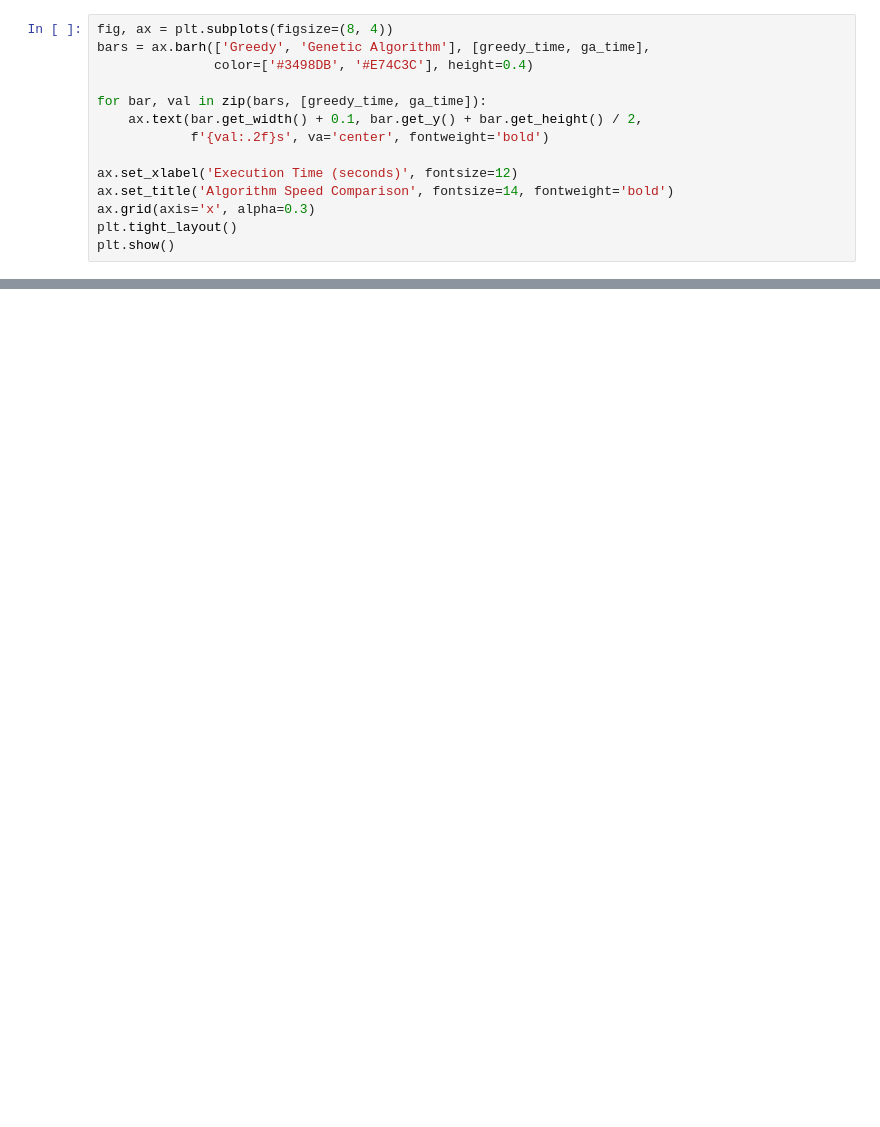
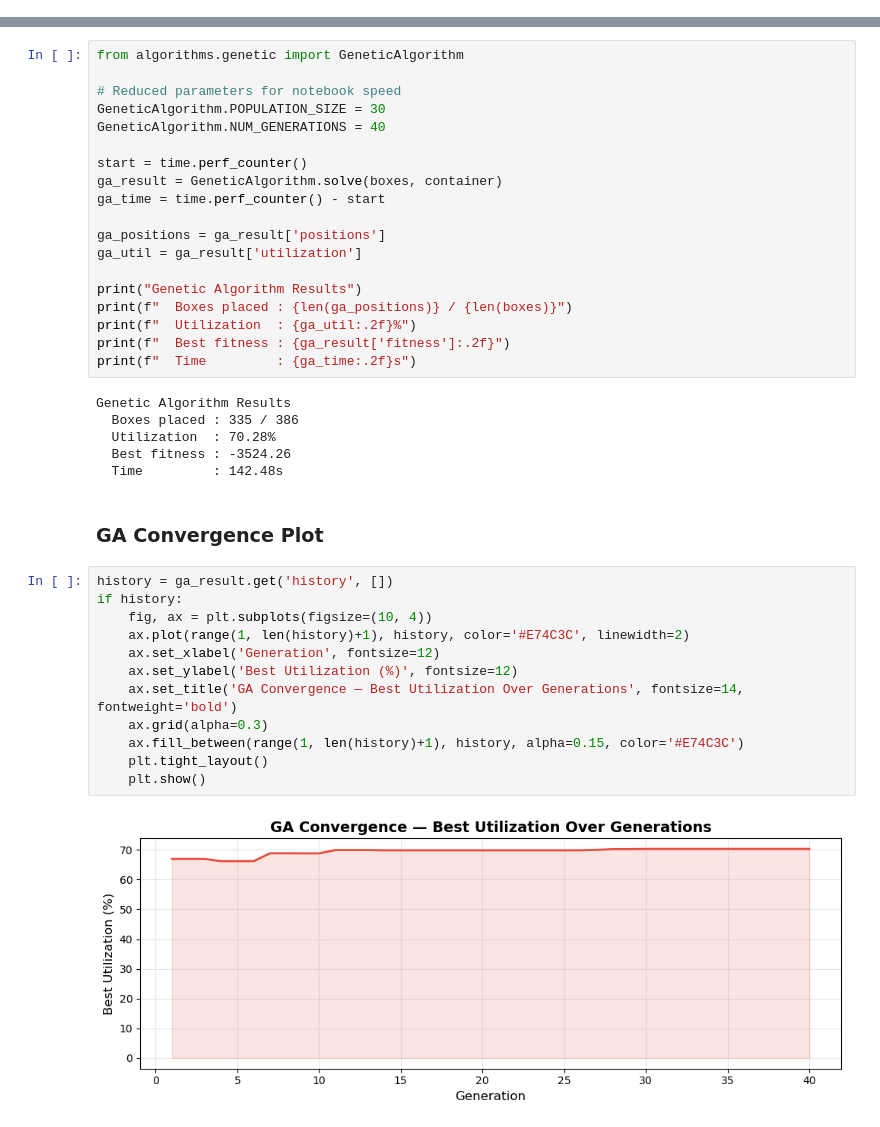
Before and after one commit to ayyoubbouchama/AI-Project10, a Jupyter notebook: notebooks/main.ipynb, the cells around one changed output, grey strips where cells are left out. Saved outputs shown, nothing was run; the diff lists cells and outputs as text; blank space fills up the shorter version.

```diff
--- a/notebooks/main.ipynb
+++ b/notebooks/main.ipynb
@@ -188,14 +0,0 @@ print('Chart saved to results/comparison_chart.png')
-# %%
-fig, ax = plt.subplots(figsize=(8, 4))
-bars = ax.barh(['Greedy', 'Genetic Algorithm'], [greedy_time, ga_time],
-               color=['#3498DB', '#E74C3C'], height=0.4)
-
-for bar, val in zip(bars, [greedy_time, ga_time]):
-    ax.text(bar.get_width() + 0.1, bar.get_y() + bar.get_height() / 2,
-            f'{val:.2f}s', va='center', fontweight='bold')
-
-ax.set_xlabel('Execution Time (seconds)', fontsize=12)
-ax.set_title('Algorithm Speed Comparison', fontsize=14, fontweight='bold')
-ax.grid(axis='x', alpha=0.3)
-plt.tight_layout()
-plt.show()
@@ -245,0 +208,41 @@ save_result(ga_result,     '../results/solution_ga.json')
+# %%
+from algorithms.genetic import GeneticAlgorithm
+
+# Reduced parameters for notebook speed
+GeneticAlgorithm.POPULATION_SIZE = 30
+GeneticAlgorithm.NUM_GENERATIONS = 40
+
+start = time.perf_counter()
+ga_result = GeneticAlgorithm.solve(boxes, container)
+ga_time = time.perf_counter() - start
+
+ga_positions = ga_result['positions']
+ga_util = ga_result['utilization']
+
+print("Genetic Algorithm Results")
+print(f"  Boxes placed : {len(ga_positions)} / {len(boxes)}")
+print(f"  Utilization  : {ga_util:.2f}%")
+print(f"  Best fitness : {ga_result['fitness']:.2f}")
+print(f"  Time         : {ga_time:.2f}s")
+# %% [output]
+Genetic Algorithm Results
+  Boxes placed : 335 / 386
+  Utilization  : 70.28%
+  Best fitness : -3524.26
+  Time         : 142.48s
+# %% [markdown]
+### GA Convergence Plot
+# %%
+history = ga_result.get('history', [])
+if history:
+    fig, ax = plt.subplots(figsize=(10, 4))
+    ax.plot(range(1, len(history)+1), history, color='#E74C3C', linewidth=2)
+    ax.set_xlabel('Generation', fontsize=12)
+    ax.set_ylabel('Best Utilization (%)', fontsize=12)
+    ax.set_title('GA Convergence — Best Utilization Over Generations', fontsize=14, fontweight='bold')
+    ax.grid(alpha=0.3)
+    ax.fill_between(range(1, len(history)+1), history, alpha=0.15, color='#E74C3C')
+    plt.tight_layout()
+    plt.show()
+# %% [output]
+[figure, added]
```
Also changed, not shown: parts of 46 cells of this notebook, 10 other files.
